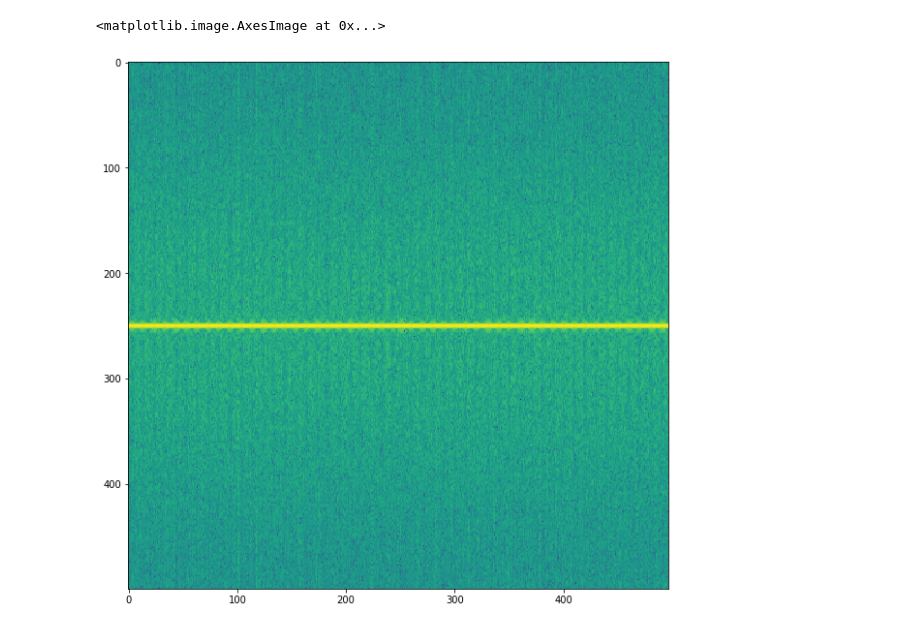
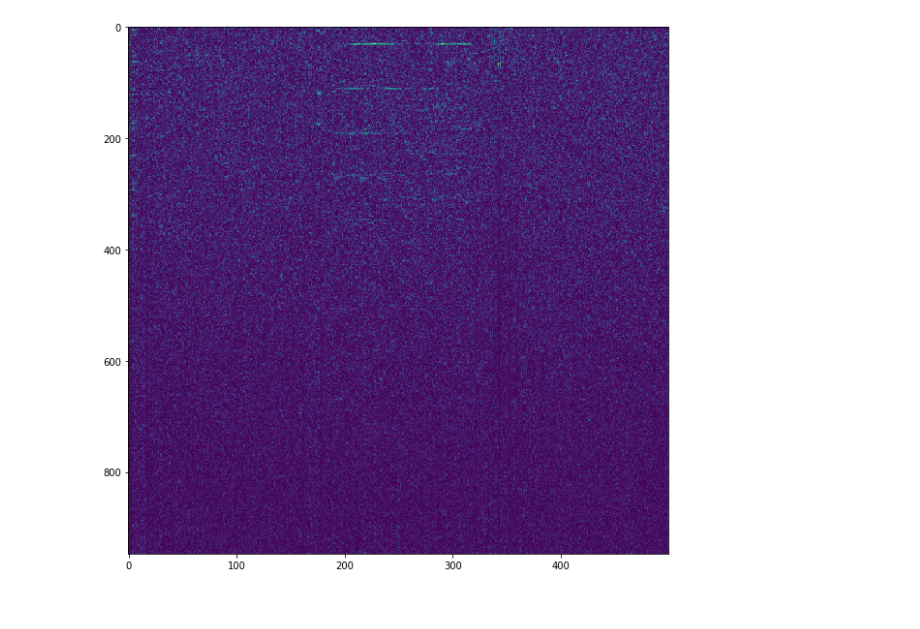
Before and after one commit to tronxd/tds, a Jupyter notebook: Cepstrum.ipynb, the cells around one changed output. Drawn from its saved outputs; the diff is of its cells as text; code cells hidden in the pictures.

Commit message:
changed to hamming window, kmeans plotting anomalies, cepstrum sol.

```diff
--- a/Cepstrum.ipynb
+++ b/Cepstrum.ipynb
@@ -84,6 +79,7 @@ plot_spectogram(fft_train,freqs,time)
 # %%
 def compute_frequency_spectrum(freq):
     num_samples = len(freq)
+    freq = freq - np.mean(freq)
     window = get_window(fft_window_name, num_samples)
-    fft_data = (fftshift(fft(window*freq)))
+    fft_data = ((rfft(window*freq)))
     return fft_data
@@ -92,7 +96,9 @@ cepstrum_train = complex2power(np.apply_along_axis(compute_frequency_spectrum,1,
 # %%
+cepstrum_train = np.abs(np.apply_along_axis(compute_frequency_spectrum,0,fft_train))
+cepstrum_train = cepstrum_train[50:] # removing the zero frequency
 f,ax = plt.subplots(figsize=(10,10))
 ax.imshow(cepstrum_train,aspect='auto')
+plt.show()
 # %% [output]
-<matplotlib.image.AxesImage at 0x...>
-[figure, old version]
+[figure, new version]
 # %%
```
Also changed, not shown: parts of 10 cells of this notebook, 4 other files.
